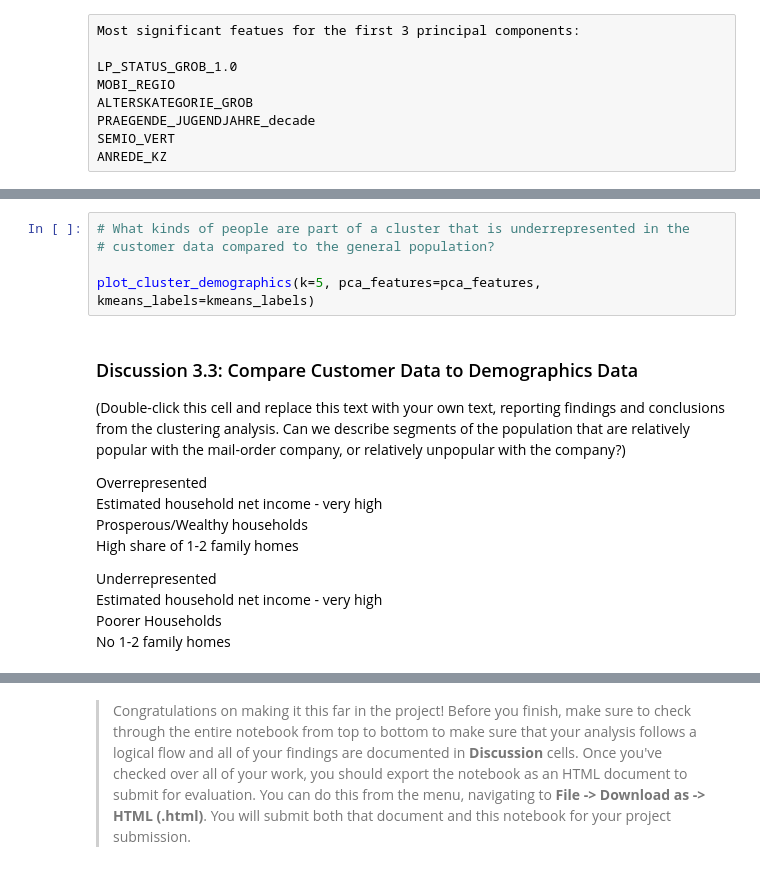
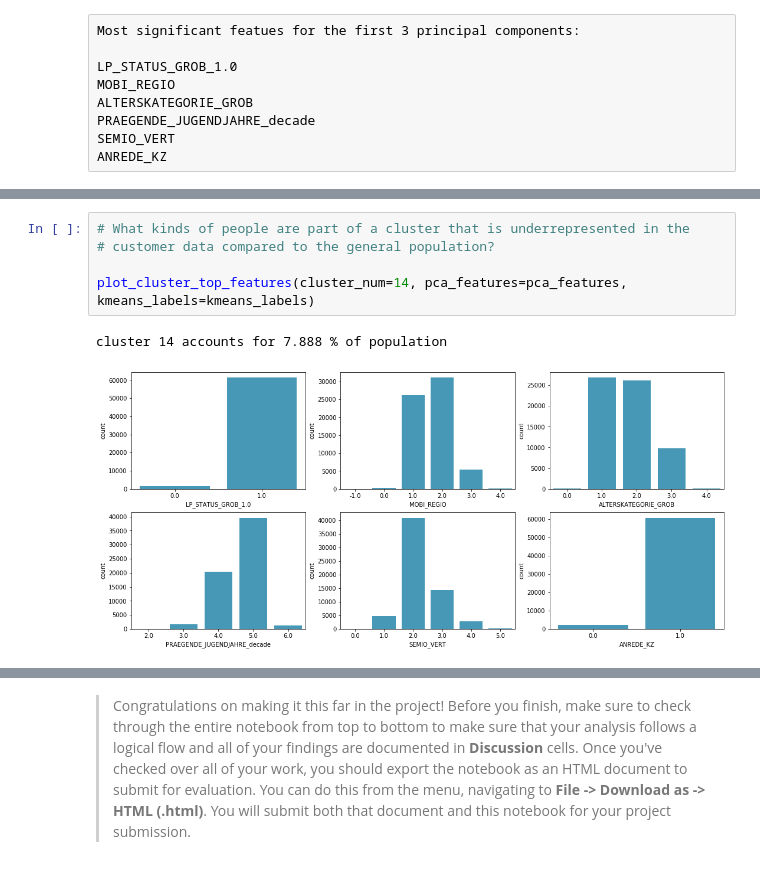
Before and after one commit to vasilkosturski/udacity-ml-intro, a Jupyter notebook: unsupervised-learning/creating-customer-segments/Identify_Customer_Segments.ipynb, the cells around one changed output, grey strips where cells are left out. Cells and saved outputs as stored; diff of their text form.

```diff
--- a/unsupervised-learning/creating-customer-segments/Identify_Customer_Segments.ipynb
+++ b/unsupervised-learning/creating-customer-segments/Identify_Customer_Segments.ipynb
@@ -886,19 +1127,8 @@ plot_cluster_demographics(k=17, pca_features=pca_features, kmeans_labels=kmeans_
 # %%
 # What kinds of people are part of a cluster that is underrepresented in the
 # customer data compared to the general population?
 
-plot_cluster_demographics(k=5, pca_features=pca_features, kmeans_labels=kmeans_labels)
+plot_cluster_top_features(cluster_num=14, pca_features=pca_features, kmeans_labels=kmeans_labels)
+# %% [output]
+cluster 14 accounts for 7.888 % of population
+[figure, added]
-# %% [markdown]
-### Discussion 3.3: Compare Customer Data to Demographics Data
-
-(Double-click this cell and replace this text with your own text, reporting findings and conclusions from the clustering analysis. Can we describe segments of the population that are relatively popular with the mail-order company, or relatively unpopular with the company?)
-
-Overrepresented
-Estimated household net income - very high
-Prosperous/Wealthy households
-High share of 1-2 family homes
-
-Underrepresented
-Estimated household net income - very high
-Poorer Households
-No 1-2 family homes
```
Also changed, not shown: parts of 48 cells of this notebook.
